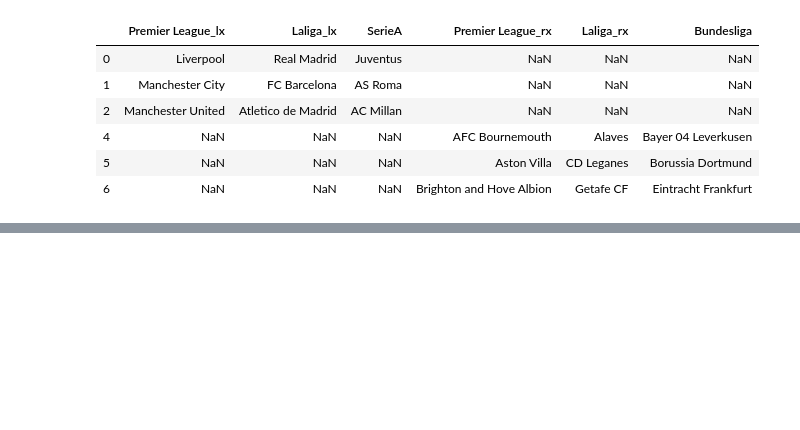
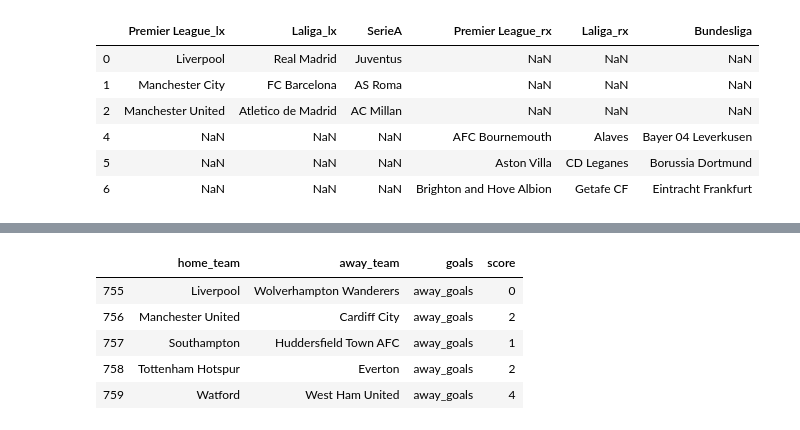
Before and after one commit to galaxy1014/ML_module_summary, a Jupyter notebook: Pandas/Chapter5_Reconstruction/Chapter5.ipynb, the cells around one changed output, grey strips where cells are left out. Saved outputs shown, nothing was run; the diff lists cells and outputs as text; code cells hidden in the pictures; blank space fills up the shorter version.

```diff
--- a/Pandas/Chapter5_Reconstruction/Chapter5.ipynb
+++ b/Pandas/Chapter5_Reconstruction/Chapter5.ipynb
@@ -848,0 +893,9 @@ df1.join(df3, how='outer', lsuffix='_lx', rsuffix='_rx')
+# %%
+df_pl3.tail()
+# %% [output]
+|  | home_team | away_team | goals | score |
+| 755 | Liverpool | Wolverhampton Wanderers | away_goals | 0 |
+| 756 | Manchester United | Cardiff City | away_goals | 2 |
+| 757 | Southampton | Huddersfield Town AFC | away_goals | 1 |
+| 758 | Tottenham Hotspur | Everton | away_goals | 2 |
+| 759 | Watford | West Ham United | away_goals | 4 |
```
Also changed, not shown: parts of 7 cells of this notebook.
